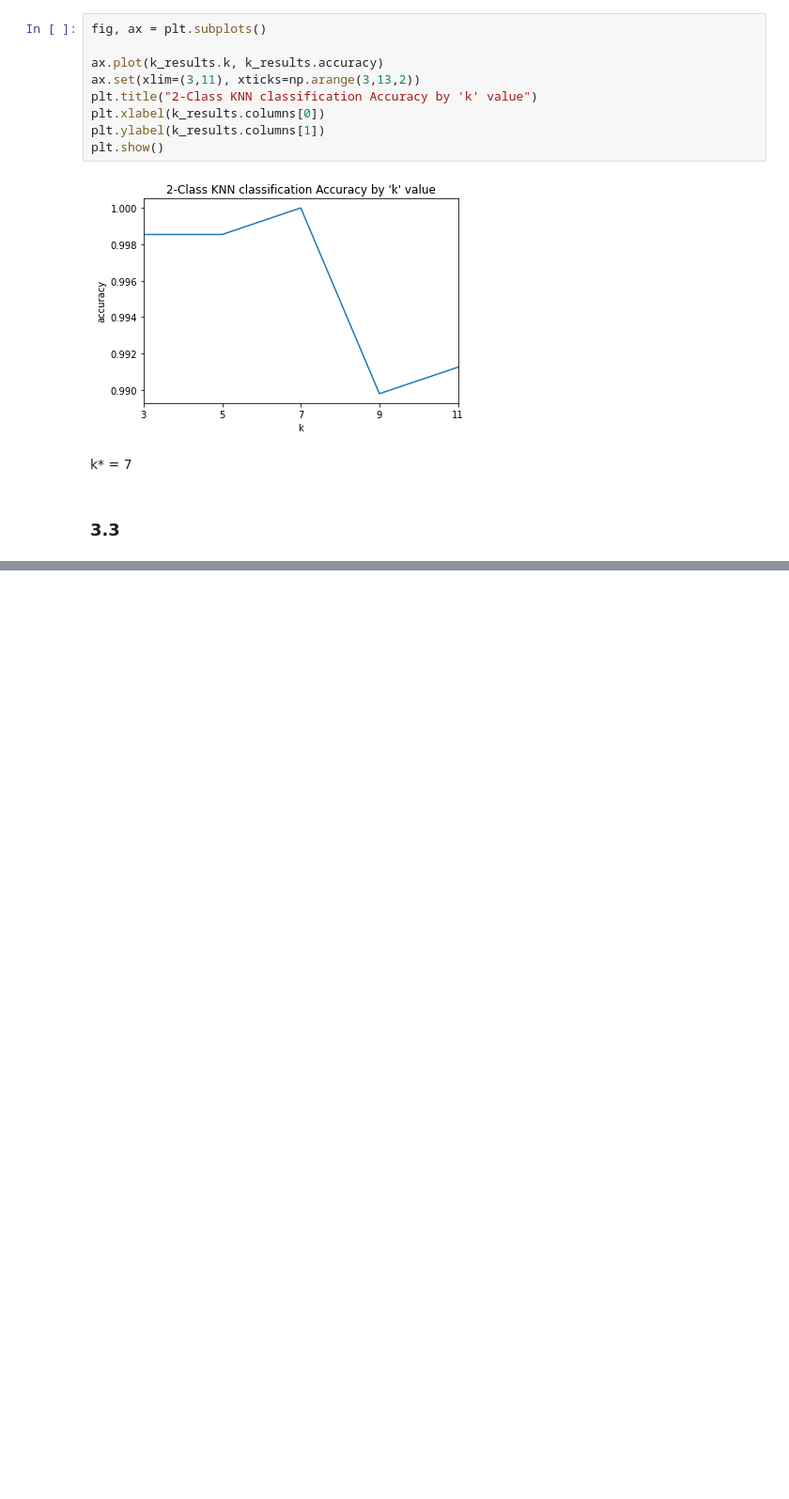
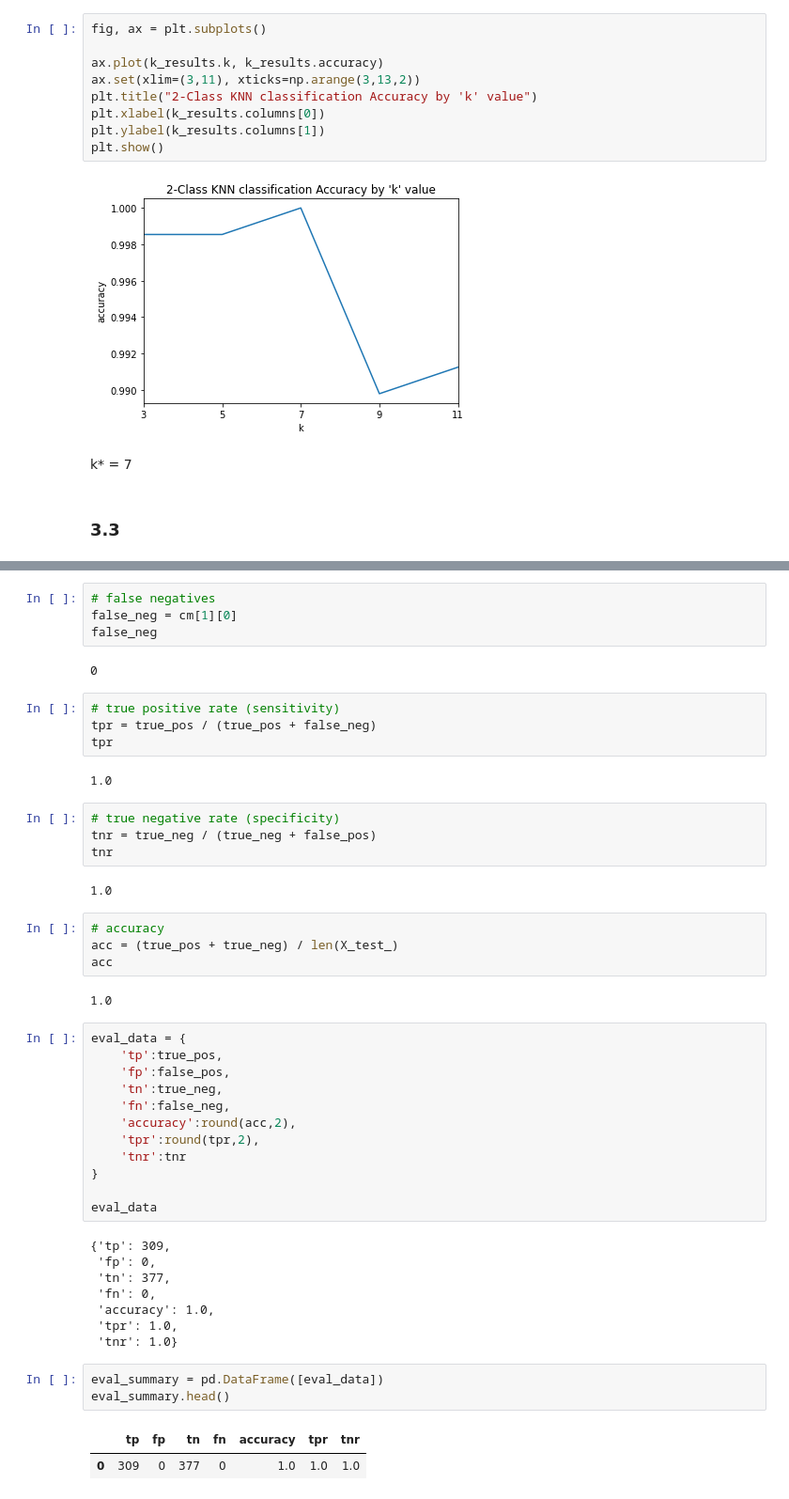
Before and after one commit to ndeen/ml_python, a Jupyter notebook: hw/hw3/ndeen_hw3.ipynb, the cells around one changed output, grey strips where cells are left out. Shown at 94% size. Cells and saved outputs as stored; diff of their text form; blank space fills up the shorter version.

```diff
--- a/hw/hw3/ndeen_hw3.ipynb
+++ b/hw/hw3/ndeen_hw3.ipynb
@@ -365,0 +399,50 @@ k* = 7
+# %%
+# false negatives
+false_neg = cm[1][0]
+false_neg
+# %% [output]
+0
+# %%
+# true positive rate (sensitivity)
+tpr = true_pos / (true_pos + false_neg)
+tpr
+# %% [output]
+1.0
+# %%
+# true negative rate (specificity)
+tnr = true_neg / (true_neg + false_pos)
+tnr
+# %% [output]
+1.0
+# %%
+# accuracy
+acc = (true_pos + true_neg) / len(X_test_)
+acc
+# %% [output]
+1.0
+# %%
+eval_data = {
+    'tp':true_pos,
+    'fp':false_pos,
+    'tn':true_neg,
+    'fn':false_neg,
+    'accuracy':round(acc,2),
+    'tpr':round(tpr,2),
+    'tnr':tnr
+}
+
+eval_data
+# %% [output]
+{'tp': 309,
+ 'fp': 0,
+ 'tn': 377,
+ 'fn': 0,
+ 'accuracy': 1.0,
+ 'tpr': 1.0,
+ 'tnr': 1.0}
+# %%
+eval_summary = pd.DataFrame([eval_data])
+eval_summary.head()
+# %% [output]
+|  | tp | fp | tn | fn | accuracy | tpr | tnr |
+| 0 | 309 | 0 | 377 | 0 | 1.0 | 1.0 | 1.0 |
```
Also changed, not shown: parts of 24 cells of this notebook.
